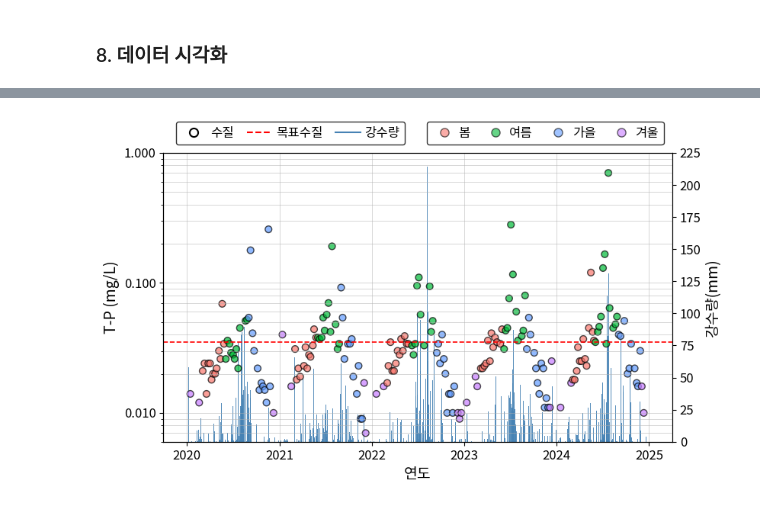
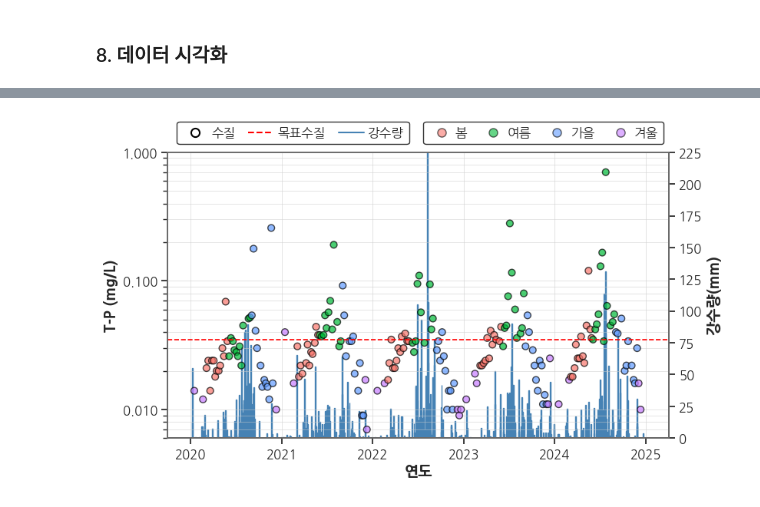
Before and after one commit to cms0416/TMDL, a Jupyter notebook: Script_Python/수질분석/유역별_수질분석.ipynb, the cells around one changed output, grey strips where cells are left out. Drawn from its saved outputs; the diff is of its cells as text; code cells hidden in the pictures.

```diff
--- a/Script_Python/수질분석/유역별_수질분석.ipynb
+++ b/Script_Python/수질분석/유역별_수질분석.ipynb
@@ -194,21 +376,17 @@ labels = ['홍수기', '풍수기', '평수기', '저수기', '갈수기']
 # %%
-## 수질 자료와 기상자료 합치기
-# 1. '섬강A' 수질자료만 필터링
-수질측정망_섬강A = 수질측정망[수질측정망['총량지점명'] == 단위유역].copy()
+## 일별 기상자료와 수질자료 합치기
+# 1. 총량지점 수질자료만 필터링
+수질측정망_총량 = 수질측정망[수질측정망['총량지점명'] == 단위유역].copy()
 
-# 2. 기상자료를 기준으로 left join
+# 2. 일별 기상지표 자료를 기준으로 left join
 총량측정망_기상 = pd.merge(
-    기상자료,
-    수질측정망_섬강A,
-    on='일자',
+    기상지표_일별,
+    수질측정망_총량,
+    on=['일자', '연도', '월'],
     how='left'
 )
 
-# 3. 연도, 월 파생
-총량측정망_기상['연도'] = pd.to_datetime(총량측정망_기상['일자']).dt.year
-총량측정망_기상['월'] = pd.to_datetime(총량측정망_기상['일자']).dt.month
-
-# 4. 계절 추가
+# 3. 계절 추가
 총량측정망_기상 = add_season(총량측정망_기상)
 
 총량측정망_기상
@@ -565,21 +885,12 @@ with pd.ExcelWriter(output_path, engine="openpyxl") as writer:
 # %%
 ## 강수 / 수질(T-P) 그래프
-
-# 한글 폰트 지정
-plt.rcParams['font.family'] = 'Noto Sans KR'
 
 # 데이터 준비
 데이터 = 총량측정망_기상.copy()
 데이터['일자'] = pd.to_datetime(데이터['일자'])
 데이터 = 데이터[데이터['연도'] >= 2020]
 
-# 🎨 계절별 색상 지정
-season_palette = {
-    '봄': '#F8766D',
-    '여름': '#00BA38',
-    '가을': '#619CFF',
-    '겨울': '#C77CFF'
-}
+# 계절별 색상 팔레트 적용
 season_colors = 데이터['계절'].map(season_palette)
 
 # 그래프 생성
@@ -589,11 +900,11 @@ ax2 = ax1.twinx()  # 보조 y축 생성
 # 🔵 강수량 막대 그래프
 ax2.bar(
     데이터['일자'], 데이터['일강수량'],
-    width=3, color='steelblue', alpha=0.9, label='강수량'
+    width=3, color='steelblue', edgecolor='steelblue', alpha=1.0, label='강수량'
 )
 ax2.set_ylim(0, 225)
 ax2.yaxis.set_major_formatter(FuncFormatter(lambda x, _: f"{int(x):,}"))  # y축 레이블 포맷팅(x를 정수로 변환하고, 천 단위 쉼표 추가)
-ax2.grid(False)
+ax2.grid(False)  # 보조 y축 격자선 제거
 
 # ⚫ 수질 점
 scatter = ax1.scatter(
@@ -604,7 +915,7 @@ scatter = ax1.scatter(
 ax1.set_yscale("log")
 ax1.set_ylim(0.006, 1)
 # y축 로그 스케일 유지하되 눈금은 일반 숫자로
-ax1.yaxis.set_major_formatter(ScalarFormatter())
+ax1.yaxis.set_major_formatter(ScalarFormatter(useMathText=False))
 ax1.ticklabel_format(axis='y', style='plain')
 ax1.xaxis.set_major_locator(mdates.YearLocator())  # 연도 단위로 x축 눈금 설정
 ax1.xaxis.set_major_formatter(mdates.DateFormatter('%Y'))  # 연도 형식으로 표시
@@ -614,13 +925,15 @@ ax1.grid(which='both', linestyle='-', linewidth=0.5, alpha=0.7)  # 격자선 설
 ax1.axhline(y=목표수질_TP, color='red', linestyle='dashed', linewidth=1.2, label='목표수질')
 
 # 📌 축 레이블 제목 설정
-ax1.set_xlabel("연도", fontsize=14)
-ax1.set_ylabel("T-P (mg/L)", fontsize=14)
-ax2.set_ylabel("강수량(mm)", fontsize=14)
+ax1.set_xlabel("연도", fontsize=14, weight='bold')
+ax1.set_ylabel("T-P (mg/L)", fontsize=14, weight='bold')
+ax2.set_ylabel("강수량(mm)", fontsize=14, weight='bold')
 
 # 축 눈금 설정
 ax1.tick_params(axis='both', labelsize=12)  # x축 + 왼쪽 y축
 ax2.tick_params(axis='y', labelsize=12)     # 오른쪽 y축
+# x축 눈금 바깥쪽으로
+ax1.xaxis.set_ticks_position('bottom')
 
 # ax2의 zorder를 얻고, ax2의 zorder보다 큰 값을 ax1의 zorder로 지정
 # zorder가 낮을수록 먼저 그려지고, zorder가 높을수록 나중에 그려짐
@@ -628,7 +941,13 @@ ax1.set_zorder(ax2.get_zorder() + 10)
 # ax1의 배경을 투명하게 만들어 ax1이 앞으로 배치되었을 때 ax2의 내용이 가려지지 않게 함
 ax1.patch.set_visible(False)
 
-# 범례 요소 구성
+# 축 테두리선 색상 변경
+for spine in ax1.spines.values():
+    spine.set_color('dimgray')
+for spine in ax2.spines.values():
+    spine.set_color('dimgray')
+
+# 📌 범례 구성(수질/목표수질/강수량 + 계절)
 legend_handles = [
     plt.Line2D([0], [0], marker='o', linestyle='None',
                color='black', markerfacecolor='white',
@@ -641,39 +960,39 @@ legend_handles = [
     for label, color in season_palette.items()
 ]
 
-# 1️⃣ 수질 / 목표수질 / 유량 범례
+# 1️⃣ 수질 / 목표수질 / 강수량 범례
 legend1 = ax1.legend(
-    handles=legend_handles[:3],  # 앞 3개: 수질, 목표수질, 강수량
+    handles=legend_handles[:3],  # 세번째 까지(0~2): 수질, 목표수질, 강수량
     loc='upper center',
     ncol=3,
     frameon=True,  # 범례 테두리 표시
     edgecolor='black',  # 범례 테두리 색상
     bbox_to_anchor=(0.25, 1.13),
     fontsize=12,
     handletextpad=0.3,  # 범례 마커와 텍스트 간 간격
     columnspacing=1   # 범례 항목(열) 간 간격
 )
 
-# 2️⃣ 계절 범례 (제목 포함)
+# 2️⃣ 계절 범례
 legend2 = ax1.legend(
-    handles=legend_handles[3:],  # 뒤 4개: 봄~겨울
+    handles=legend_handles[3:],  # 네번째 부터: 계절(봄~겨울)
     loc='upper center',
     ncol=4,
     frameon=True,  # 범례 테두리 표시
     edgecolor='black',  # 범례 테두리 색상
     bbox_to_anchor=(0.75, 1.13),
     fontsize=12,
     title_fontsize=12,
     handletextpad=0.1,  # 범례 마커와 텍스트 간 간격
     columnspacing=1   # 범례 항목(열) 간 간격
 )
 
 # 첫 번째 범례를 그래프에 추가로 다시 등록
 ax1.add_artist(legend1)
 
 # 상단 여백 확보
 plt.subplots_adjust(top=0.82)
 plt.tight_layout()
 plt.show()
 # %% [output]
-[figure, old version]
+[figure, new version]
```
Also changed, not shown: parts of 38 cells of this notebook, 41 other files.
